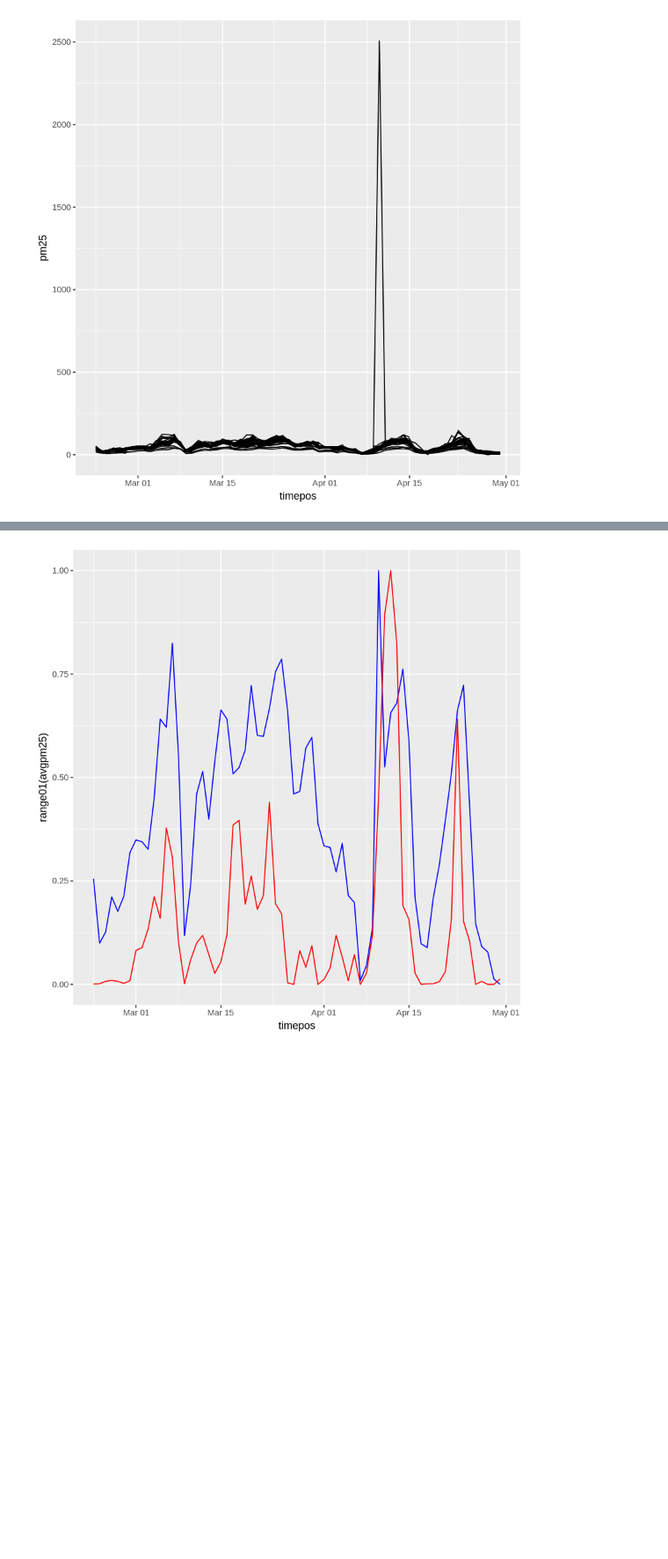
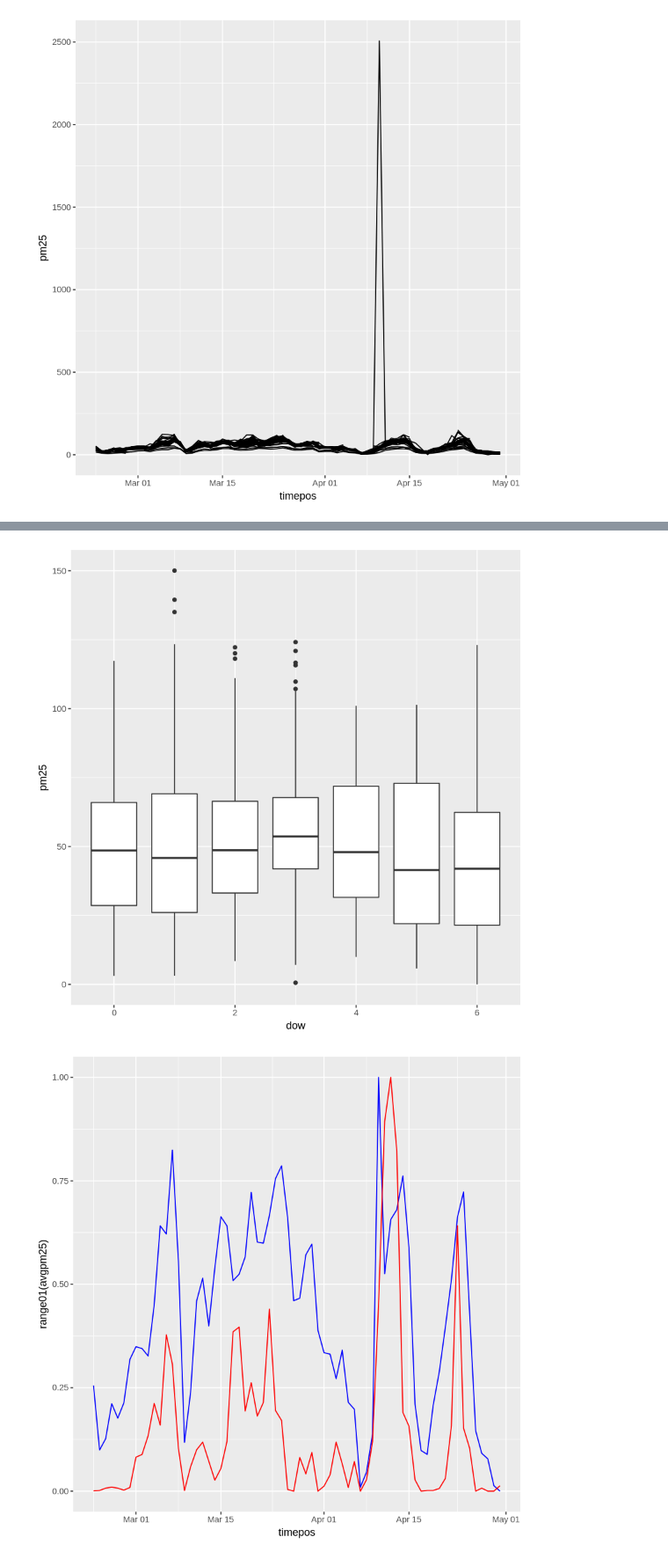
Before and after one commit to Maplub/Jupyter, a Jupyter notebook: hotspot analysis.ipynb, the cells around one changed output, grey strips where cells are left out. Shown at 88% size. Saved outputs shown, nothing was run; the diff lists cells and outputs as text; code cells hidden in the pictures; blank space fills up the shorter version.

```diff
--- a/hotspot analysis.ipynb
+++ b/hotspot analysis.ipynb
@@ -80,3 +96,8 @@ Warning message:
+# %%
+remove_extreme<-sqldf("select * from newdaily where pm25<2500")
+ggplot(data=remove_extreme, aes(x=dow, y=pm25,group=factor(dow))) + geom_boxplot()
+# %% [output]
+[figure, added]
 # %%
 avg_daily_pm25<-sqldf("select timepos,avg(pm25) as avgpm25 from newdaily group by timepos")
 # %%
```
Also changed, not shown: parts of 3 cells of this notebook, 1 other file.
